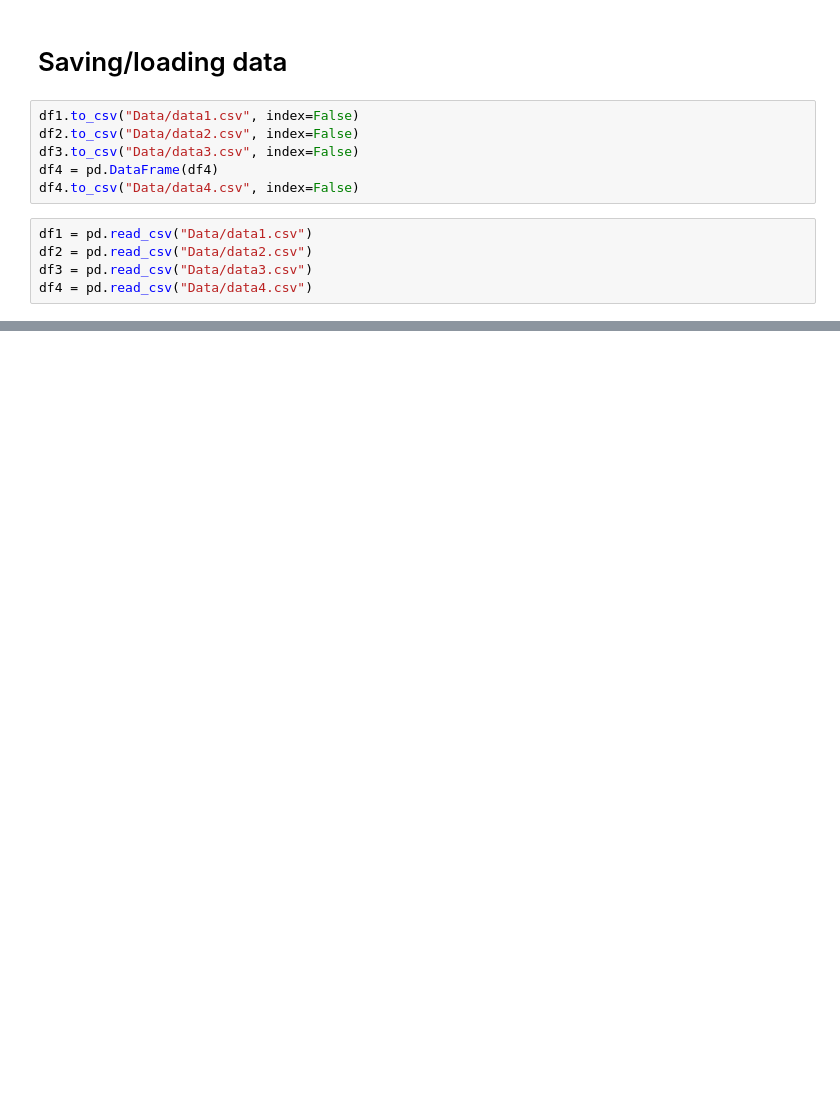
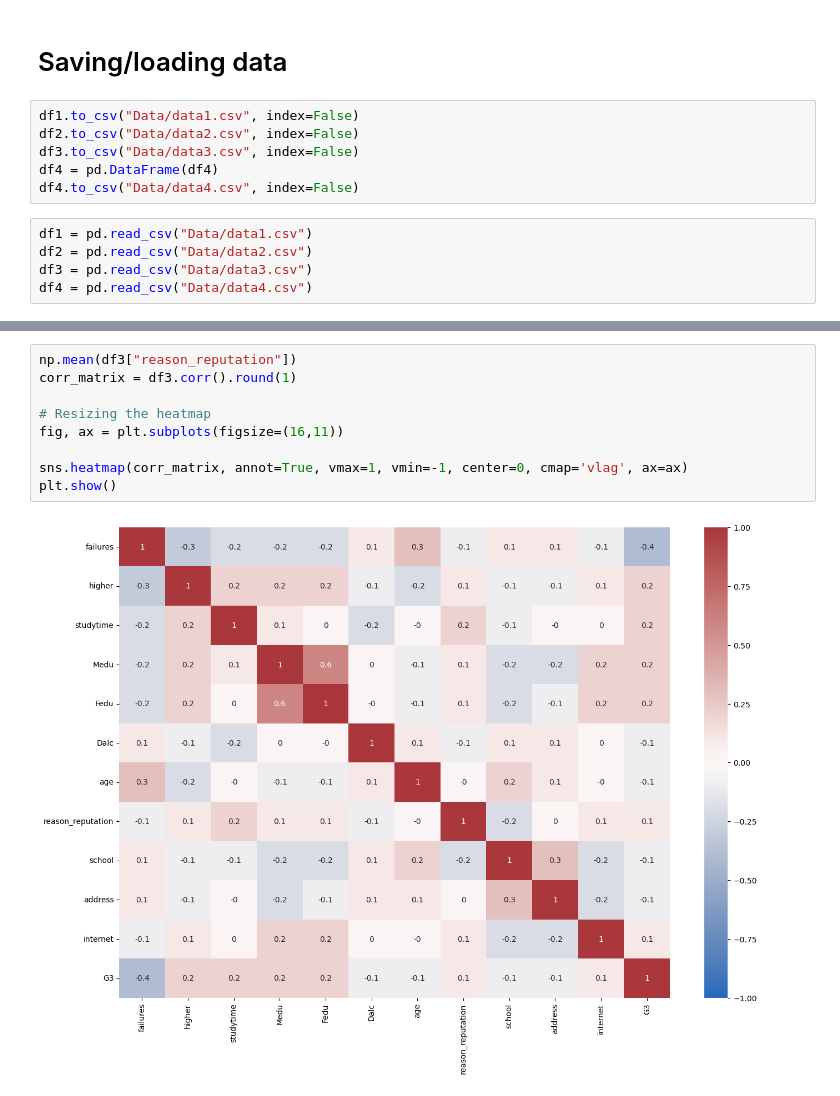
Before and after one commit to DuplexCard/F20DL-Natalia-G4, a Jupyter notebook: lab4.ipynb, the cells around one changed output, grey strips where cells are left out. Cells and saved outputs as stored; diff of their text form; blank space fills up the shorter version.

Commit message:
matrix

```diff
--- a/lab4.ipynb
+++ b/lab4.ipynb
@@ -184,0 +171,11 @@ df4
+# %%
+np.mean(df3["reason_reputation"])
+corr_matrix = df3.corr().round(1)
+
+# Resizing the heatmap
+fig, ax = plt.subplots(figsize=(16,11))
+
+sns.heatmap(corr_matrix, annot=True, vmax=1, vmin=-1, center=0, cmap='vlag', ax=ax)
+plt.show()
+# %% [output]
+[figure, added]
```
Also changed, not shown: parts of 7 cells of this notebook, 1 other file.
